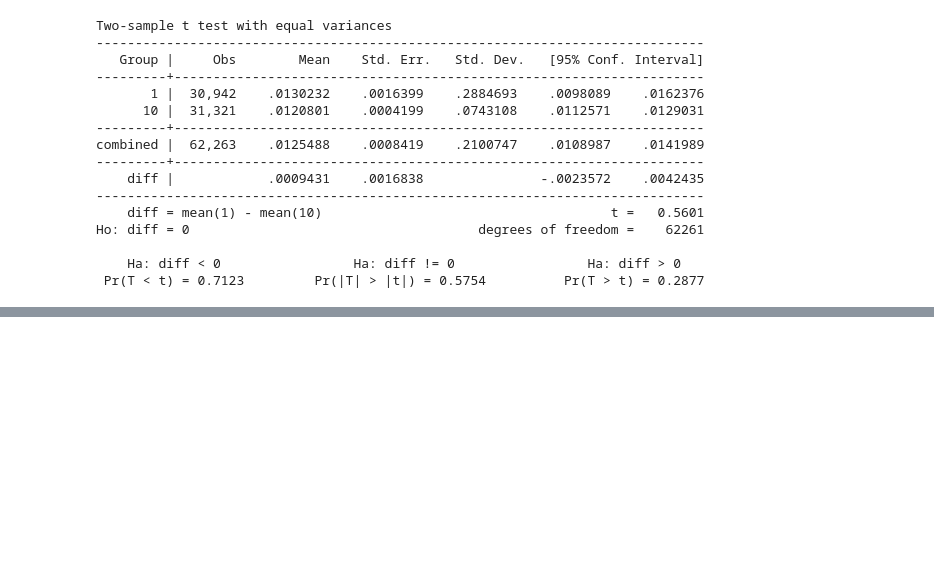
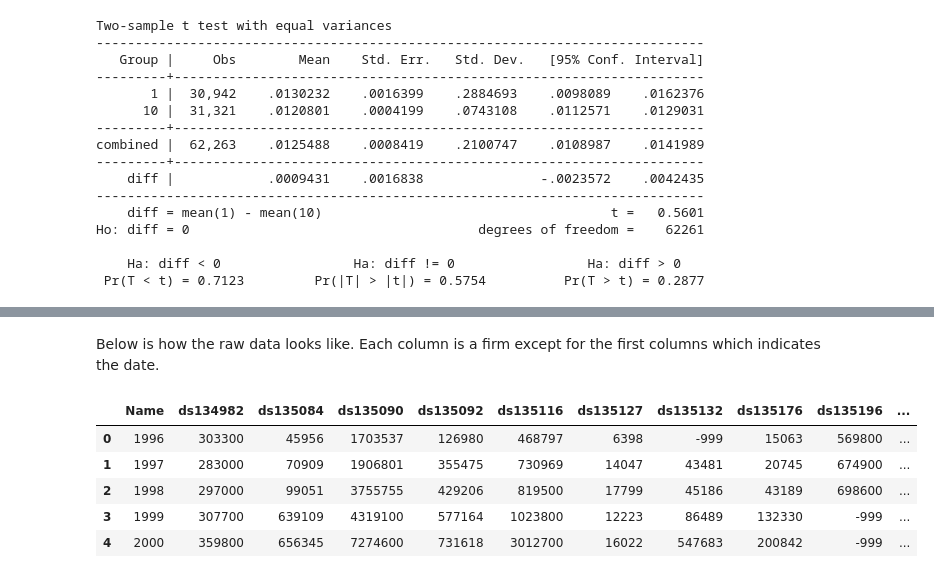
Before and after one commit to mk0417/Empirical-finance, a Jupyter notebook: Stata/Stata tutorial.ipynb, the cells around one changed output, grey strips where cells are left out. Cells and saved outputs as stored; diff of their text form; code cells hidden in the pictures; blank space fills up the shorter version.

```diff
--- a/Stata/Stata tutorial.ipynb
+++ b/Stata/Stata tutorial.ipynb
@@ -687,0 +837,11 @@ Ho: diff = 0                                     degrees of freedom =    62261
+# %% [markdown]
+Below is how the raw data looks like. Each column is a firm except for the first columns which indicates the date.
+# %%
+ta.head()
+# %% [output]
+|  | Name | ds134982 | ds135084 | ds135090 | ds135092 | ds135116 | ds135127 | ds135132 | ds135176 | ds135196 | ... |
+| 0 | 1996 | 303300 | 45956 | 1703537 | 126980 | 468797 | 6398 | -999 | 15063 | 569800 | ... |
+| 1 | 1997 | 283000 | 70909 | 1906801 | 355475 | 730969 | 14047 | 43481 | 20745 | 674900 | ... |
+| 2 | 1998 | 297000 | 99051 | 3755755 | 429206 | 819500 | 17799 | 45186 | 43189 | 698600 | ... |
+| 3 | 1999 | 307700 | 639109 | 4319100 | 577164 | 1023800 | 12223 | 86489 | 132330 | -999 | ... |
+| 4 | 2000 | 359800 | 656345 | 7274600 | 731618 | 3012700 | 16022 | 547683 | 200842 | -999 | ... |
```
Also changed, not shown: parts of 32 cells of this notebook.
